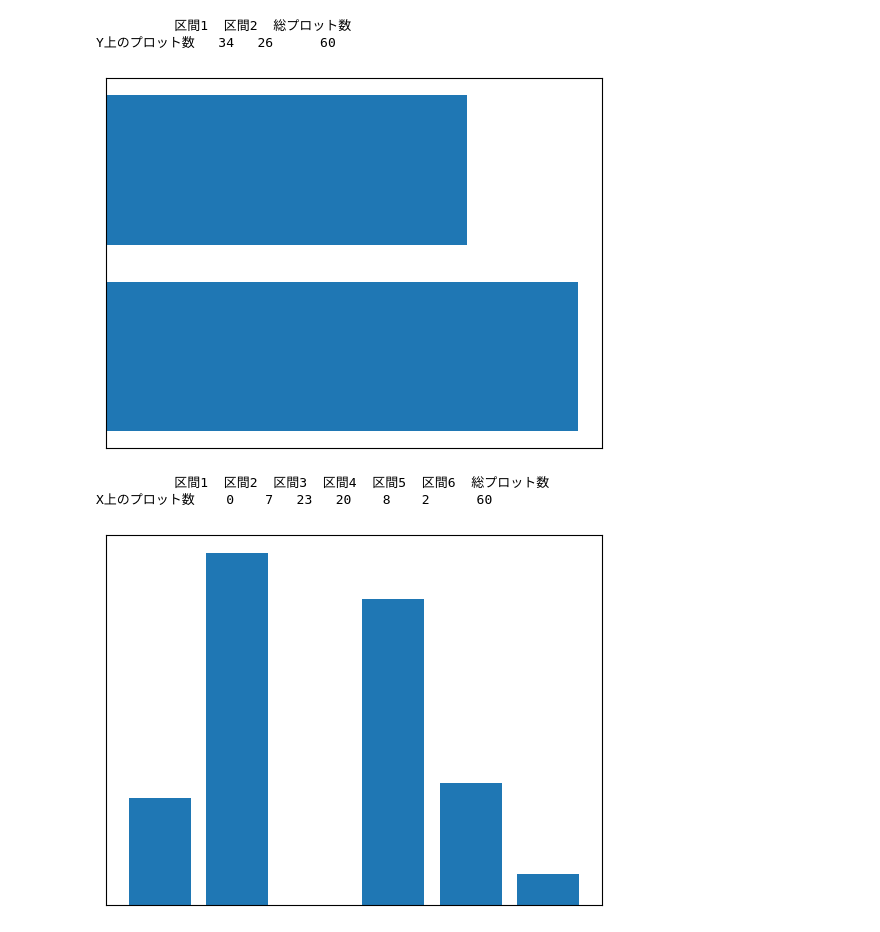
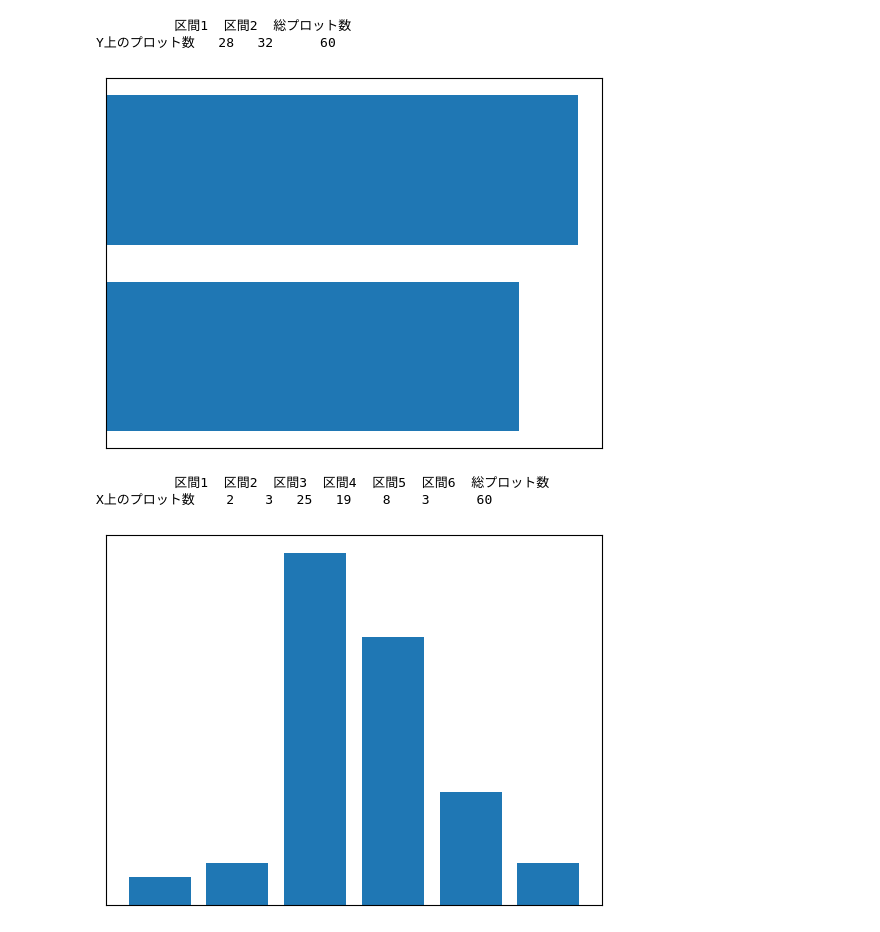
Before and after one commit to ShoShohh/PRML-with-Python, a Jupyter notebook: graph1-11.ipynb, the cells around one changed output. Saved outputs shown, nothing was run; the diff lists cells and outputs as text; code cells hidden in the pictures.

```diff
--- a/graph1-11.ipynb
+++ b/graph1-11.ipynb
@@ -5,11 +5,11 @@ import pandas as pd
 # %%
 N = 60
 
-mu1 = 1000
-mu2 = -10
+mu1 = 0
+mu2 = 0
 cov = 10
-sd1 = 1000
-sd2 = 1
+sd1 = 100
+sd2 = 100
 
 mean = np.array([mu1, mu2])
 covmatrix = np.array([[sd1 * sd1, cov], [cov, sd2 * sd2]])
@@ -44,9 +44,9 @@ df1 = pd.DataFrame(data = [[N1, N - N1, N]],
 print(df1)
 # %% [output]
           区間1  区間2  総プロット数
-Y上のプロット数   34   26      60
+Y上のプロット数   28   32      60
 # %%
-data[:,1] = np.where(data[:, 1] < mu2, mu2 - 3 * sd2 / 2, mu2 + 3 * sd2 / 2)
+data[:,1] = np.where(data[:, 1] < mu2, (mu2 - 3 * sd2) / 2, (mu2 + 3 * sd2) / 2)
 plt.hist(data[:,1],
          bins=2, rwidth = 0.8, orientation="horizontal")
 plt.tick_params(labelbottom=False, labelleft=False, labelright=False, labeltop=False)
@@ -54,7 +54,7 @@ plt.tick_params(bottom=False, left=False, right=False, top=False)
 
 plt.show()
 # %% [output]
-[figure, old version]
+[figure, new version]
 # %%
 N2 = [
     len(data[np.where(data[:,0] < mu1-2 * sd1), 1][0]),
@@ -71,22 +71,22 @@ df2 = pd.DataFrame(data = [[N2[0], N2[1], N2[2], N2[3], N2[4], N2[5], sum(N2)]],
 print(df2)
 # %% [output]
           区間1  区間2  区間3  区間4  区間5  区間6  総プロット数
-X上のプロット数    0    7   23   20    8    2      60
+X上のプロット数    2    3   25   19    8    3      60
 # %%
 data[:, 0] = np.where(data[:, 0] < mu1-2 * sd1, mu1 - 2*sd1 - sd1/2, data[:, 0])
 data[:, 0] = np.where((data[:, 0] >= mu1-2 * sd1) & (data[:,0] < mu1-sd1), ((mu1-2 * sd1) + (mu1-sd1))/2, data[:, 0])
 data[:, 0] = np.where((data[:, 0] < mu1) & (data[:, 0] >= mu1-sd1), ((mu1) + (mu1-sd1))/2, data[:, 0])
 data[:, 0] = np.where((data[:, 0] >= mu1) & (data[:,0] < mu1+sd1), ((mu1) + (mu1+sd1))/2, data[:, 0])
-data[:, 0] = np.where((data[:, 0] > mu1 +sd1) & (data[:,0] < mu1+2*sd1), ((mu1+sd1) + (mu1+2*sd1))/2, data[:, 0])
+data[:, 0] = np.where((data[:, 0] >= mu1 +sd1) & (data[:,0] < mu1+2*sd1), ((mu1+sd1) + (mu1+2*sd1))/2, data[:, 0])
 data[:, 0] = np.where(data[:, 0] >= mu1+2 * sd1, mu1 + 2*sd1 + sd1/2, data[:, 0])
 
 plt.hist(data[:, 0], bins=6, rwidth = 0.8)
 plt.tick_params(labelbottom=False, labelleft=False, labelright=False, labeltop=False)
 plt.tick_params(bottom=False, left=False, right=False, top=False)
 
 plt.show()
 # %% [output]
-[figure, old version]
+[figure, new version]
 # %%
 data3 = data[np.where(data[:,1]<mu2), 0]
 
```
Also changed, not shown: parts of 2 cells of this notebook.
